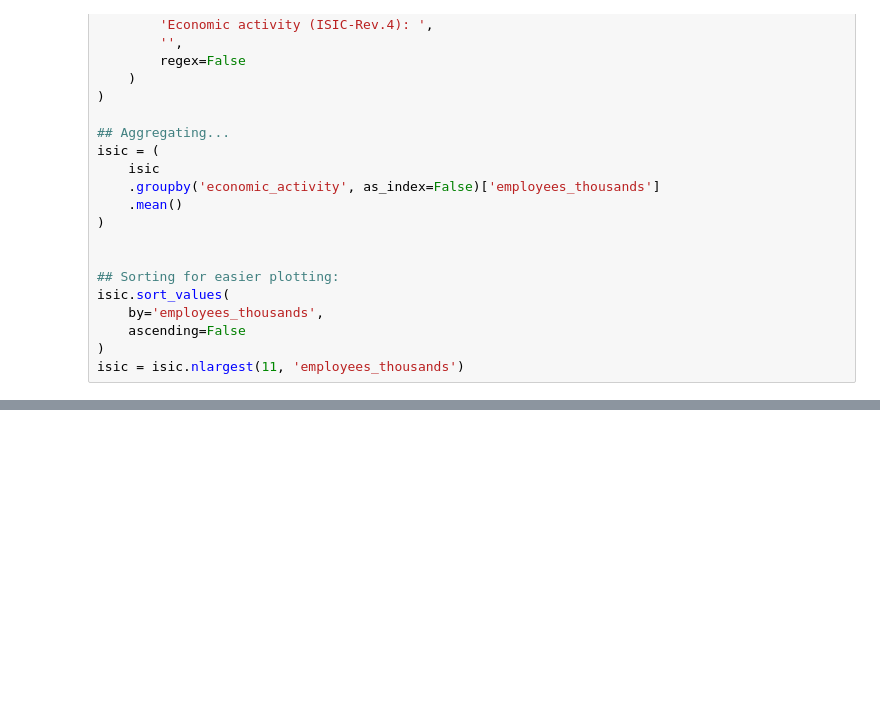
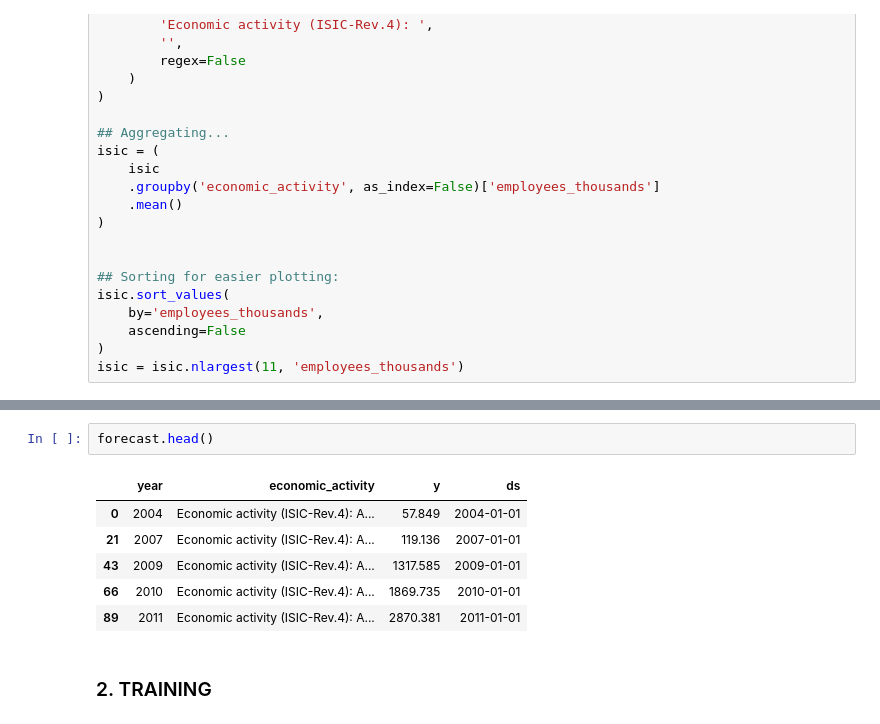
Before and after one commit to Babji-1/Job-lens-Africa, a Jupyter notebook: notebook.ipynb, the cells around one changed output, grey strips where cells are left out. Saved outputs shown, nothing was run; the diff lists cells and outputs as text; blank space fills up the shorter version.

Commit message:
Data preprocessing for time series model training

```diff
--- a/notebook.ipynb
+++ b/notebook.ipynb
@@ -593,0 +668,11 @@ fig.show()
+# %%
+forecast.head()
+# %% [output]
+|  | year | economic_activity | y | ds |
+| 0 | 2004 | Economic activity (ISIC-Rev.4): A... | 57.849 | 2004-01-01 |
+| 21 | 2007 | Economic activity (ISIC-Rev.4): A... | 119.136 | 2007-01-01 |
+| 43 | 2009 | Economic activity (ISIC-Rev.4): A... | 1317.585 | 2009-01-01 |
+| 66 | 2010 | Economic activity (ISIC-Rev.4): A... | 1869.735 | 2010-01-01 |
+| 89 | 2011 | Economic activity (ISIC-Rev.4): A... | 2870.381 | 2011-01-01 |
+# %% [markdown]
+### 2. TRAINING
```
Also changed, not shown: parts of 8 cells of this notebook.
